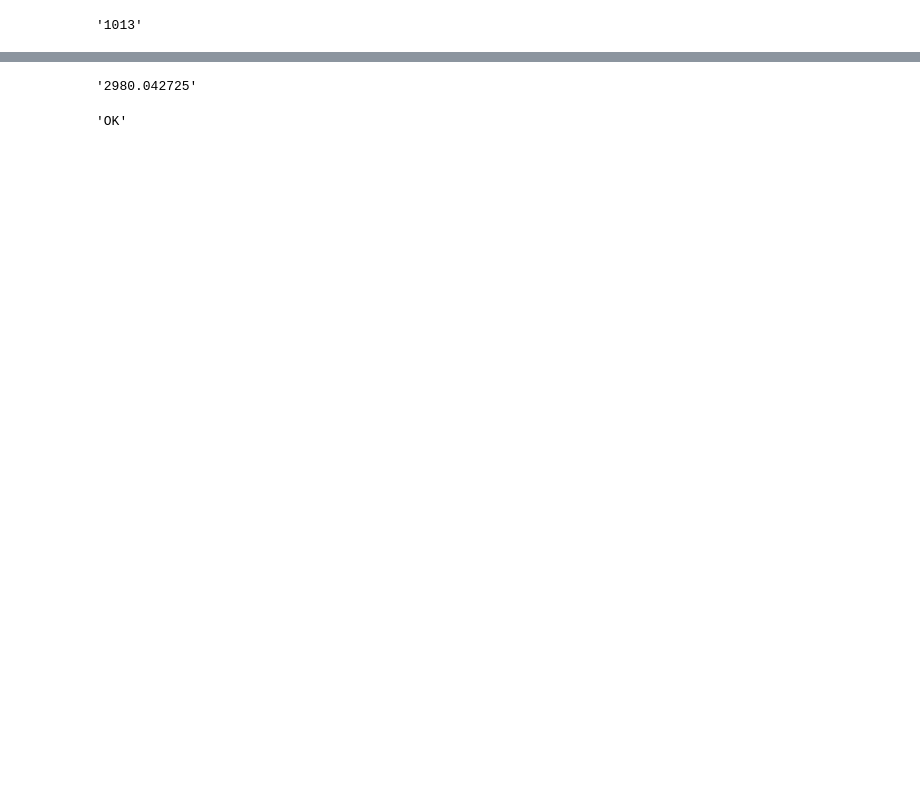
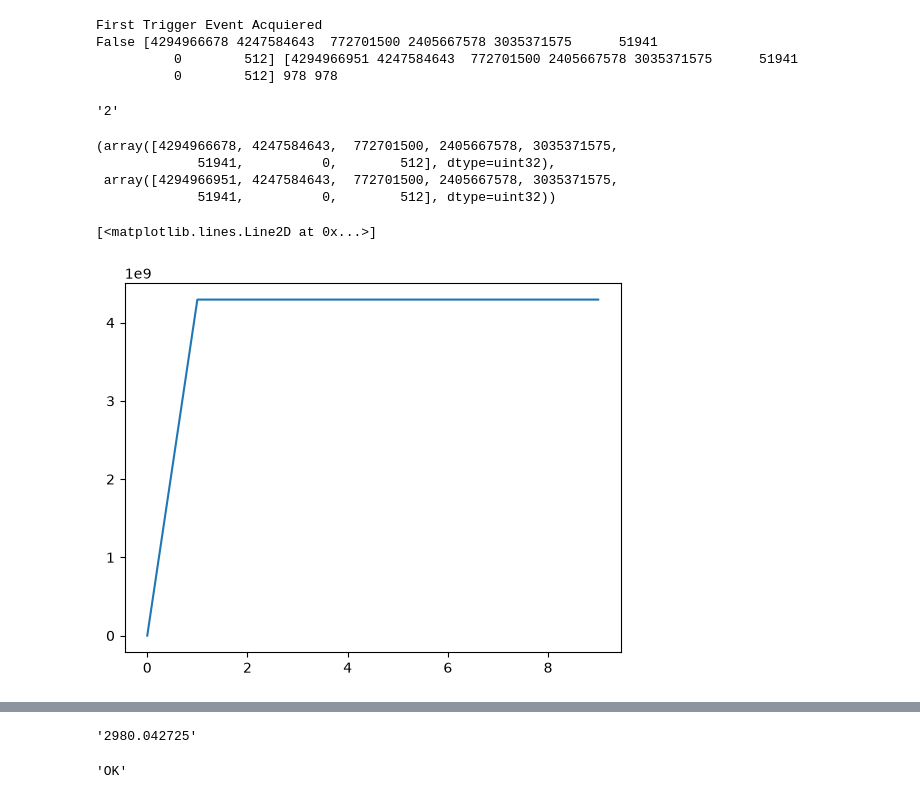
Before and after one commit to MarKo7s/swept-source-trigger-interferometer, a Jupyter notebook: trigger_example.ipynb, the cells around one changed output, grey strips where cells are left out. Cells and saved outputs as stored; diff of their text form; code cells hidden in the pictures; blank space fills up the shorter version.

```diff
--- a/trigger_example.ipynb
+++ b/trigger_example.ipynb
@@ -31,7 +75,31 @@ Trigger.ID()
+# %%
+Trigger.flushSerialBuffer()
+ts1, _ = Trigger.waitTimestamps()
+print('First Trigger Event Acquiered')
+Trigger.flushSerialBuffer()
+ts2, _ = Trigger.waitTimestamps()
+print(np.array_equal(ts1, ts2), ts1[:8], ts2[:8], (ts1==0).sum(), (ts2==0).sum())
+# %% [output]
+First Trigger Event Acquiered
+False [4294966678 4247584643  772701500 2405667578 3035371575      51941
+          0        512] [4294966951 4247584643  772701500 2405667578 3035371575      51941
+          0        512] 978 978
 # %%
-Trigger.GetTriggeredFrames()
+Trigger.GetFreqDivision()
 # %% [output]
-'1013'
+'2'
+# %%
+ts1[:8], ts2[:8]
+# %% [output]
+(array([4294966678, 4247584643,  772701500, 2405667578, 3035371575,
+             51941,          0,        512], dtype=uint32),
+ array([4294966951, 4247584643,  772701500, 2405667578, 3035371575,
+             51941,          0,        512], dtype=uint32))
+# %%
+plot(((ts2 - ts2[0]) - (ts1 - ts1[0]))[0:10])
+# %% [output]
+[<matplotlib.lines.Line2D at 0x...>]
+[figure, added]
 # %%
 Trigger.flushSerialBuffer()
 Trigger.GetSweepTime()
```
Also changed, not shown: parts of 14 cells of this notebook, 25 other files.
